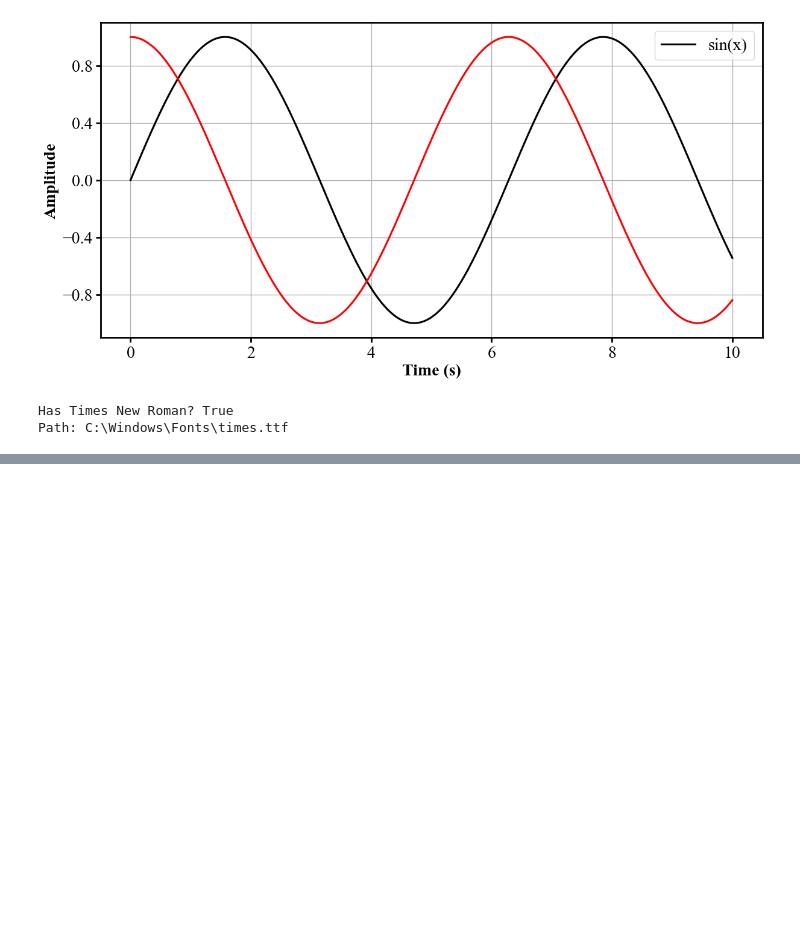
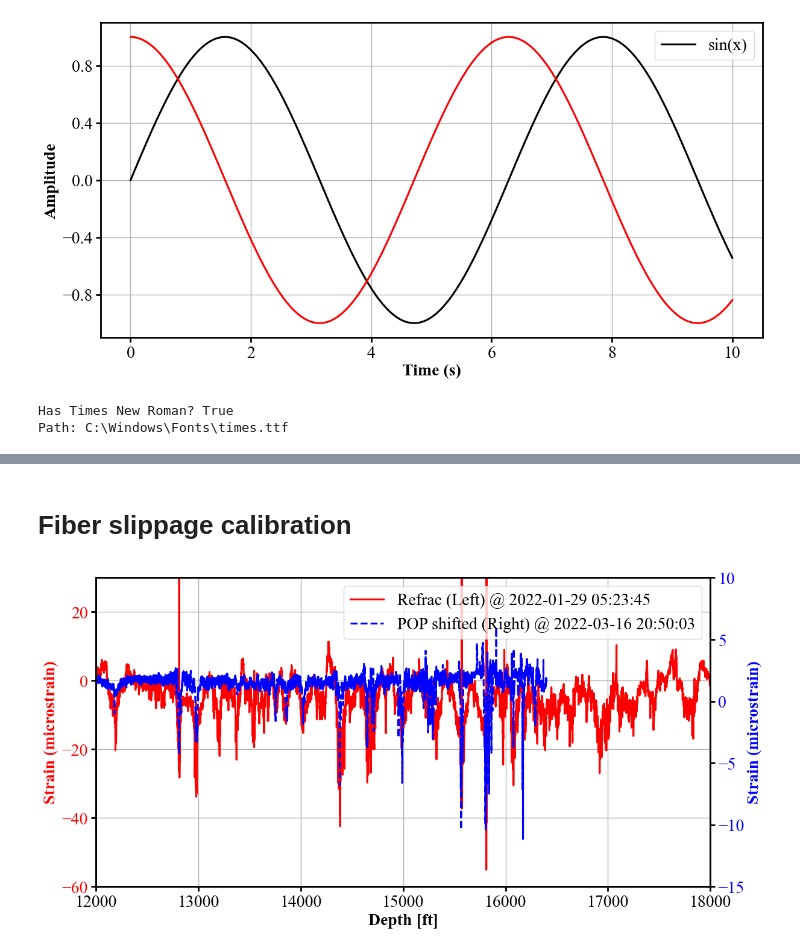
Before and after one commit to felix-mao-1516/plot-for-research-, a Jupyter notebook: plot.ipynb, the cells around one changed output, grey strips where cells are left out. Saved outputs shown, nothing was run; the diff lists cells and outputs as text; code cells hidden in the pictures; blank space fills up the shorter version.

```diff
--- a/plot.ipynb
+++ b/plot.ipynb
@@ -78,0 +164,80 @@ ValueError: not enough values to unpack (expected 2, got 1)
+# %% [markdown]
+# Fiber slippage calibration
+# %%
+import numpy as np
+import h5py
+from matplotlib.ticker import MultipleLocator
+from plot_style_new import decode_stamps_to_datetimeindex, plot_dual_axis_depth_profile
+
+# --- 分段线性平移函数：返回【平移后的深度】 ---
+def shift_depth_piecewise(depth,
+                          z0=12000.0, z1=16000.0,
+                          s0=145.0,  s1=160.0):
+    """
+    depth: 1D 深度数组（与 dstrain 的列一一对应）
+    z0/z1: 起止深度（ft）
+    s0/s1: 在 z0/z1 处的平移量（ft）
+    规则：<=z0 用 s0；>=z1 用 s1；(z0,z1) 内线性插值
+    """
+    z = np.asarray(depth, dtype=float).reshape(-1)
+    shift = np.empty_like(z)
+
+    low  = (z <= z0)
+    high = (z >= z1)
+    mid  = ~(low | high)
+
+    shift[low]  = s0
+    shift[high] = s1
+    shift[mid]  = s0 + (s1 - s0) * ( (z[mid] - z0) / (z1 - z0) )
+
+    return z + shift  # ← 平移后的深度
+
+# ----------------- 你的原始代码 -----------------
+# 左轴（refrac）
+f1 = h5py.File('C:/Users/fengxiang.mao/Desktop/Devon data/HFTS-1_Devon/20220707/Evo 3 (refrac)/Neubrex_DSS_strain/Zgabay A14H - refrac - strain change.h5','r')
+dstrain1 = f1["data"]
+depth1   = f1["depth"]
+stamps1  = decode_stamps_to_datetimeindex(f1["stamps"], fmt='%m/%d/%Y %H:%M:%S.%f')
+times_left  = ["2022-01-29 05:23:46"]
+window_left = (12000.0, 18000.0)
+
+# 右轴（POP）
+f2 = h5py.File('C:/Users/fengxiang.mao/Desktop/Devon data/HFTS-1_Devon/20220707/Evo 5 (POP)/Zgabay A14H - pop - strain change.h5','r')
+dstrain2 = f2["data"]
+depth2   = f2["depth"]
+stamps2  = decode_stamps_to_datetimeindex(f2["stamps"], fmt='%m/%d/%Y %H:%M:%S.%f')
+times_right  = ["2022-03-16 20:50:03"]
+
+# === 关键：对 POP 的深度做“分段线性右移” ===
+depth2_shifted = shift_depth_piecewise(depth2, z0=12000.0, z1=16000.0, s0=145.0, s1=160.0)
+
+# 右轴选取窗口：现在是“基于平移后的深度”来筛列（保持你原来的 12000~16400）
+window_right = (12000.0, 16400.0)
+
+# --- 画图：x 轴强制 12000–18000 ft，双 y 轴 ---
+fig, ax_left, ax_right = plot_dual_axis_depth_profile(
+    dstrain_left=dstrain1, depth_left=depth1,          times_left=times_left,
+    dstrain_right=dstrain2, depth_right=depth2_shifted, times_right=times_right,  # ← 用平移后的 depth
+    depth_window_left=window_left,
+    depth_window_right=window_right,
+    stamps_index_left=stamps1,
+    stamps_index_right=stamps2,
+
+    depth_unit="ft",
+    strain_unit_left="(microstrain)",
+    strain_unit_right="(microstrain)",
+
+    invert_left_y=False,
+    invert_right_y=False,
+    xlim=(12000.0, 18000.0),
+    figsize=(12, 6),
+    labels=("Refrac (Left)", "POP shifted (Right)"),
+)
+
+# 轴范围/刻度
+ax_left.set_ylim(-60, 30)
+ax_left.yaxis.set_major_locator(MultipleLocator(20))
+ax_right.set_ylim(-15, 10)
+ax_right.yaxis.set_major_locator(MultipleLocator(5))
+# %% [output]
+[figure, added]
```
Also changed, not shown: parts of 5 cells of this notebook, 3 other files.
